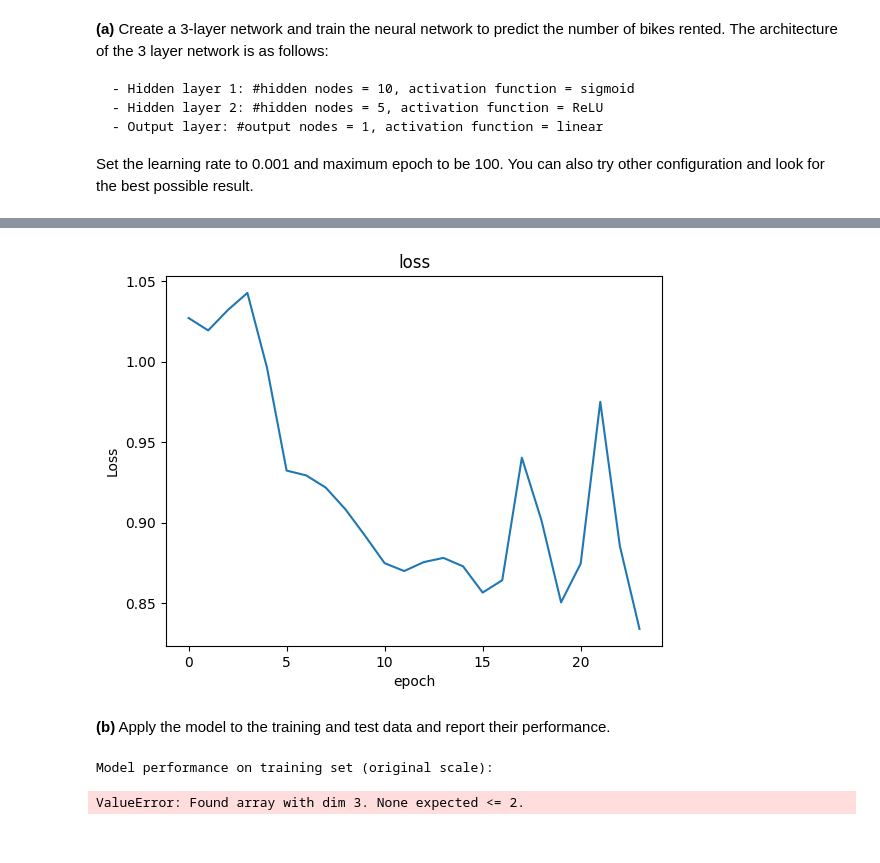
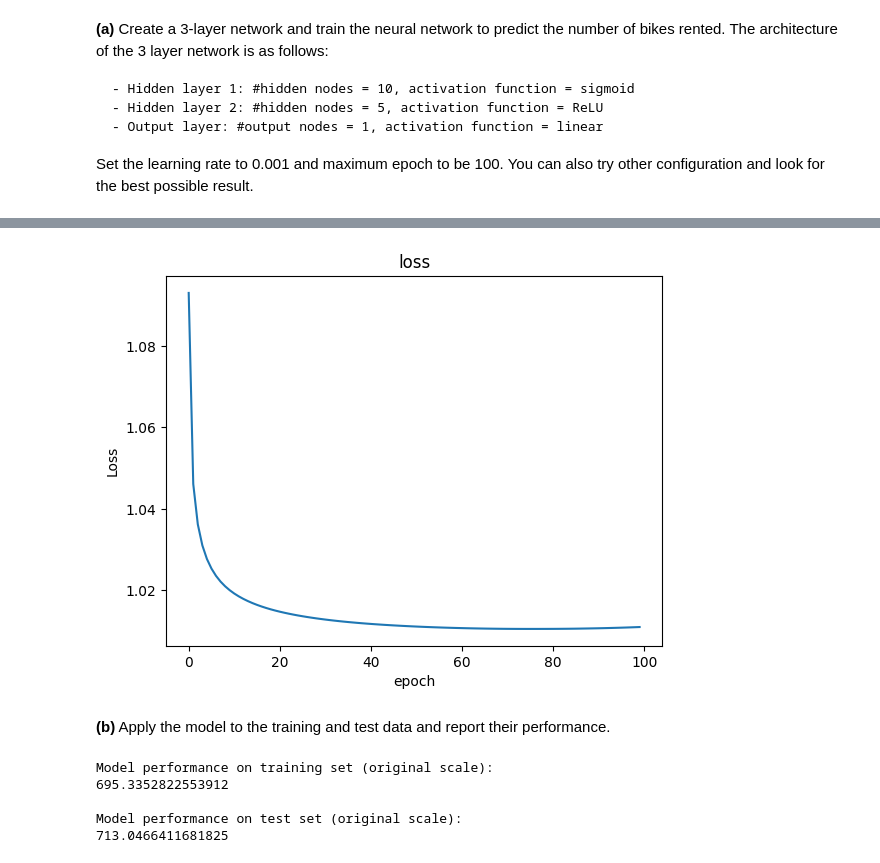
Before and after one commit to bsz123/ClassProjectZukebenj, a Jupyter notebook: project_zuke.ipynb, the cells around one changed output, grey strips where cells are left out. Cells and saved outputs as stored; diff of their text form; code cells hidden in the pictures.

```diff
--- a/project-template.ipynb
+++ b/project_zuke.ipynb
@@ -117,8 +117,19 @@ data.groupby('Hour')['Rented Bike Count'].mean().plot(color='blue')
 # Identify the top two peak hours
 peak_hours = data.groupby('Hour')['Rented Bike Count'].mean().nlargest(2)
 
-print('Top two peak hours:')
-print(peak_hours)
+# Find the two local maxima instead ** This is what I think prof meant**
+local_maxima = []
+for i in range(1, 23):
+    if data.groupby('Hour')['Rented Bike Count'].mean()[i] > data.groupby('Hour')['Rented Bike Count'].mean()[i-1] and data.groupby('Hour')['Rented Bike Count'].mean()[i] > data.groupby('Hour')['Rented Bike Count'].mean()[i+1]:
+        print('Local maximum at hour', i)
+        local_maxima.append(i)
 
-plt.scatter(peak_hours.index, peak_hours, color='red')
+# print('Top two peak hours:')
+# print(peak_hours)
+
+# Plot the two local maxima
+plt.scatter(local_maxima, [data.groupby('Hour')['Rented Bike Count'].mean()[i] for i in local_maxima], color='red')
+
+# This is for plotting the two max hours, piazza post was a little unclear (post 215)
+#plt.scatter(peak_hours.index, peak_hours, color='red')
 # %% [output]
@@ -768,6 +776,9 @@ class MultiLayerNet(object):
 Set the learning rate to 0.001 and maximum epoch to be 100. You can also try other configuration and look for the best possible result.
 # %%
 layers = [Layer(X_train.shape[1],10,'sigmoid'),Layer(10,5,'ReLU'),Layer(5,1,'linear') ]
-model = MultiLayerNet(layers, learning_rate= 0.0044, epochs =100)
+model = MultiLayerNet(layers, learning_rate= 0.0014, epochs =100)
 model.fit(X_train, y_train, plot_loss = True )
+
+# Model is converging or moves in wrong way, I know this is wrong.
+# Sometimes it works (Output below *Sorta* works)
 # %% [output]
@@ -790,4 +801,4 @@ Loss: nan
-[figure, old version]
+[figure, new version]
 # %% [markdown]
 **(b)** Apply the model to the training and test data and report their performance.
 # %%
@@ -804,4 +815,7 @@ Ytest_orig = invTransform(y_test, log_avg, log_std)
 print(np.sqrt(mean_squared_error(Ytest_orig, Ypred_orig)))
 # %% [output]
 Model performance on training set (original scale):
+695.3352822553912
+
+Model performance on test set (original scale):
+713.0466411681825
-ValueError: Found array with dim 3. None expected <= 2.
```
Also changed, not shown: parts of 2 cells of this notebook.
